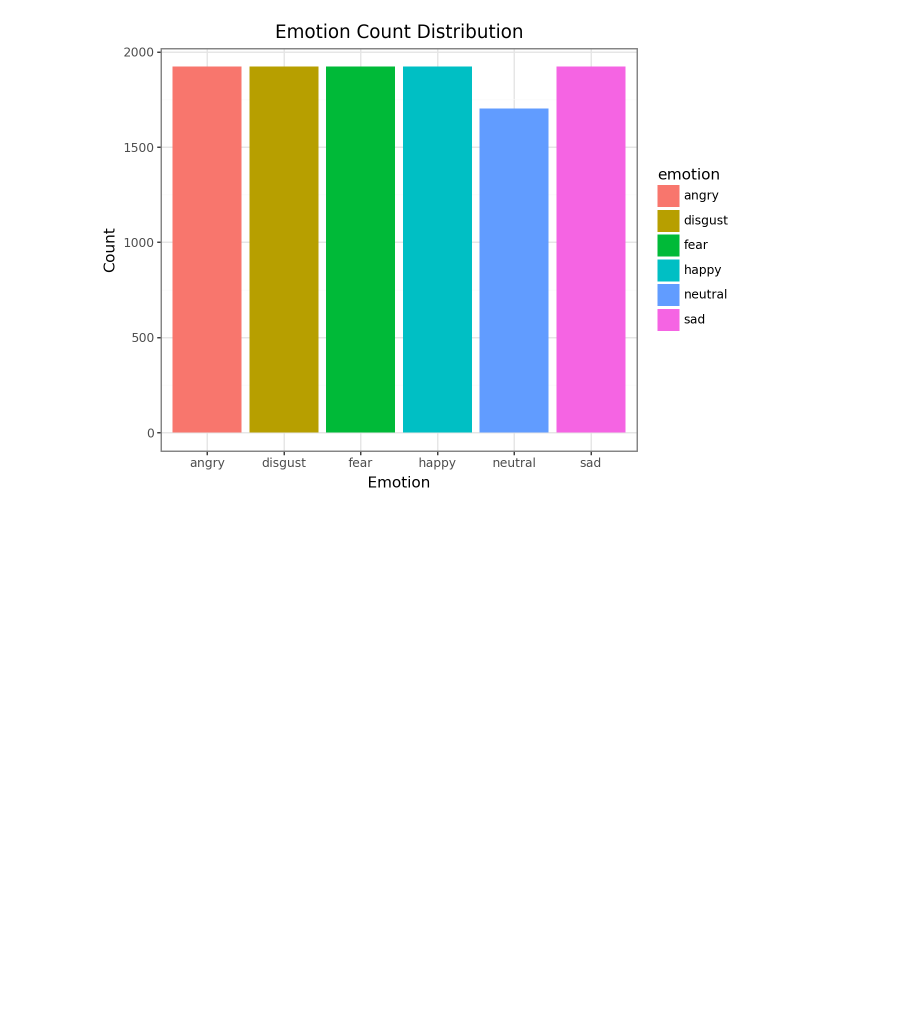
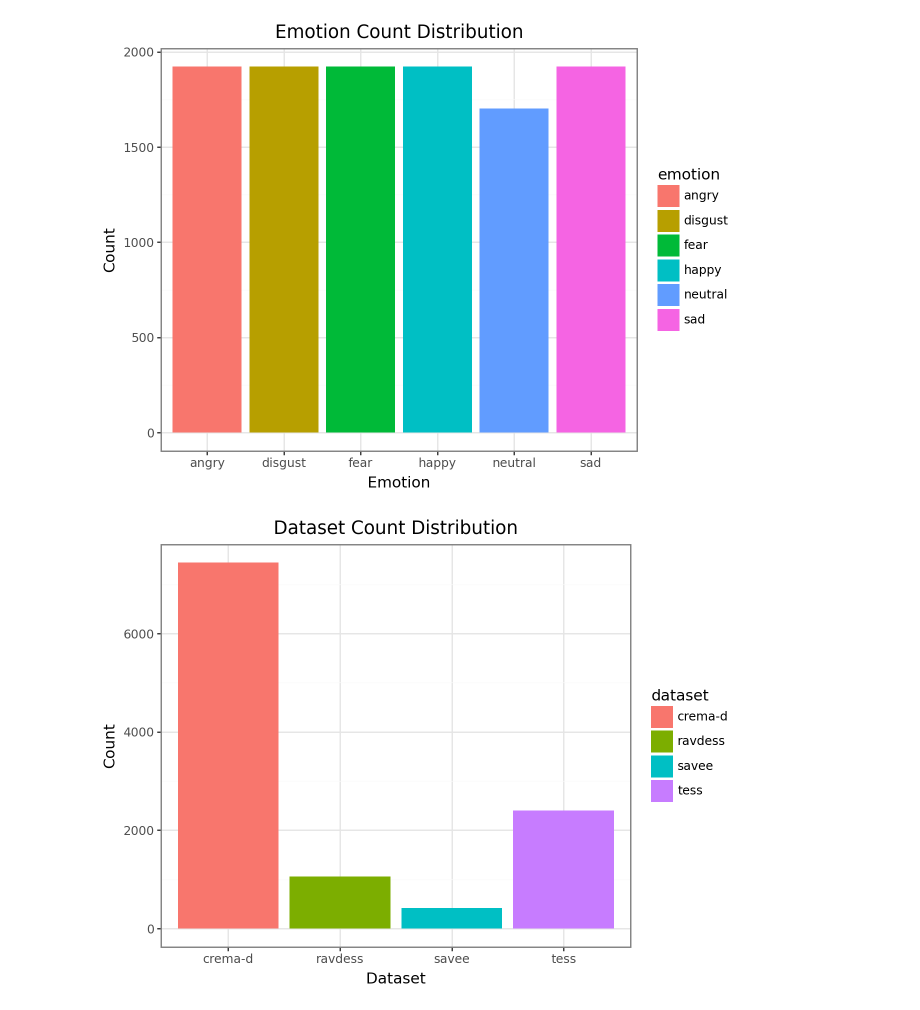
Before and after one commit to JohnOzu/speech-emotion-recognition-ml, a Jupyter notebook: notebooks/03-metadata-exploration.ipynb, the cells around one changed output. Cells and saved outputs as stored; diff of their text form; code cells hidden in the pictures; blank space fills up the shorter version.

```diff
--- a/notebooks/03-metadata-exploration.ipynb
+++ b/notebooks/03-metadata-exploration.ipynb
@@ -45,3 +45,21 @@ aggregated_data = (
 )
 # %% [output]
 [figure]
+# %%
+aggregated_data = (
+    metadata
+    .group_by("dataset")
+    .agg(pl.len().alias("count"))
+)
+(
+    ggplot(aggregated_data, aes(x="dataset", y="count", fill="dataset")) +
+    geom_col() +
+    labs(
+        title = "Dataset Count Distribution",
+        x = "Dataset",
+        y = "Count"
+    ) +
+    theme_bw()
+)
+# %% [output]
+[figure, added]
```
Also changed, not shown: parts of 2 cells of this notebook, 15 other files.
